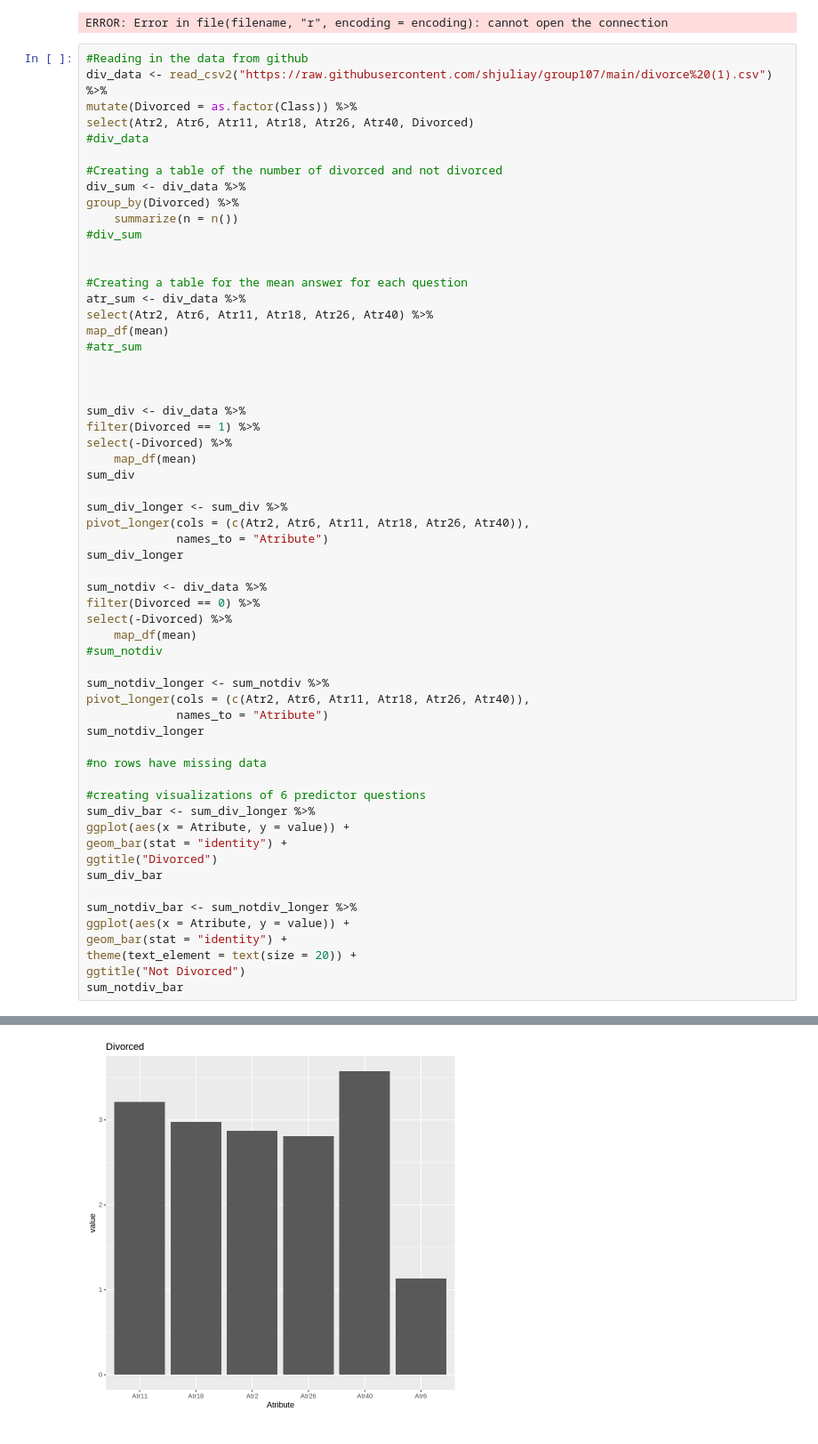
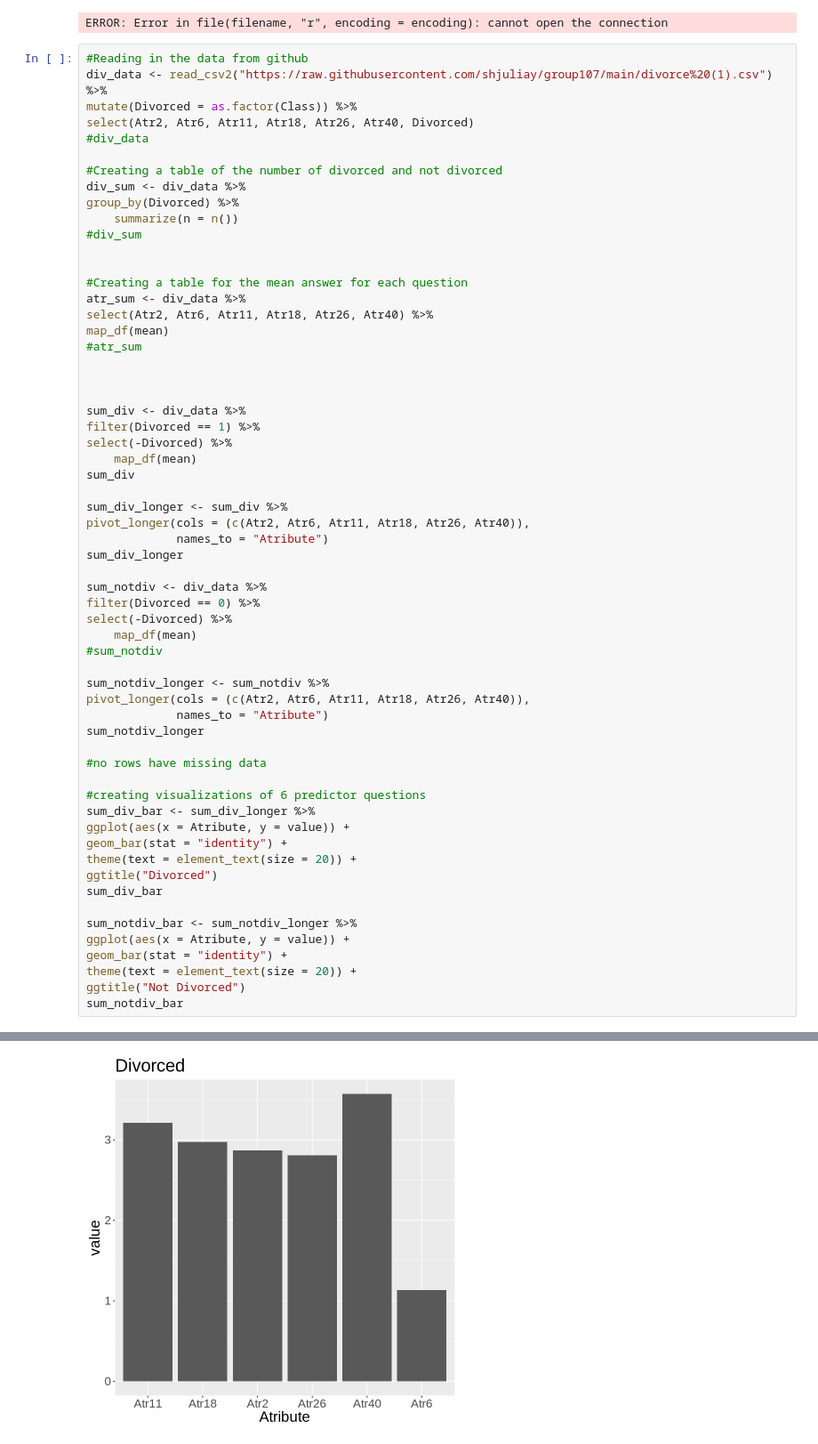
Before and after one commit to shjuliay/group107, a Jupyter notebook: ExploratoryDataAnalysis.ipynb, the cells around one changed output, grey strips where cells are left out. Shown: that part at 89% size. Drawn from its saved outputs; the diff is of its cells as text.

```diff
--- a/ExploratoryDataAnalysis.ipynb
+++ b/ExploratoryDataAnalysis.ipynb
@@ -69,13 +69,14 @@ sum_notdiv_longer
 sum_div_bar <- sum_div_longer %>%
 ggplot(aes(x = Atribute, y = value)) +
 geom_bar(stat = "identity") +
+theme(text = element_text(size = 20)) +
 ggtitle("Divorced")
 sum_div_bar
 
 sum_notdiv_bar <- sum_notdiv_longer %>%
 ggplot(aes(x = Atribute, y = value)) +
 geom_bar(stat = "identity") +
-theme(text_element = text(size = 20)) +
+theme(text = element_text(size = 20)) +
 ggtitle("Not Divorced")
 sum_notdiv_bar
 # %% [output]
@@ -114 +114 @@ ERROR: Error in xy.coords(x, y, recycle = TRUE, setLab = FALSE): argument "x" is
-[figure, old version]
+[figure, new version]
```
Also changed, not shown: parts of 2 cells of this notebook.
